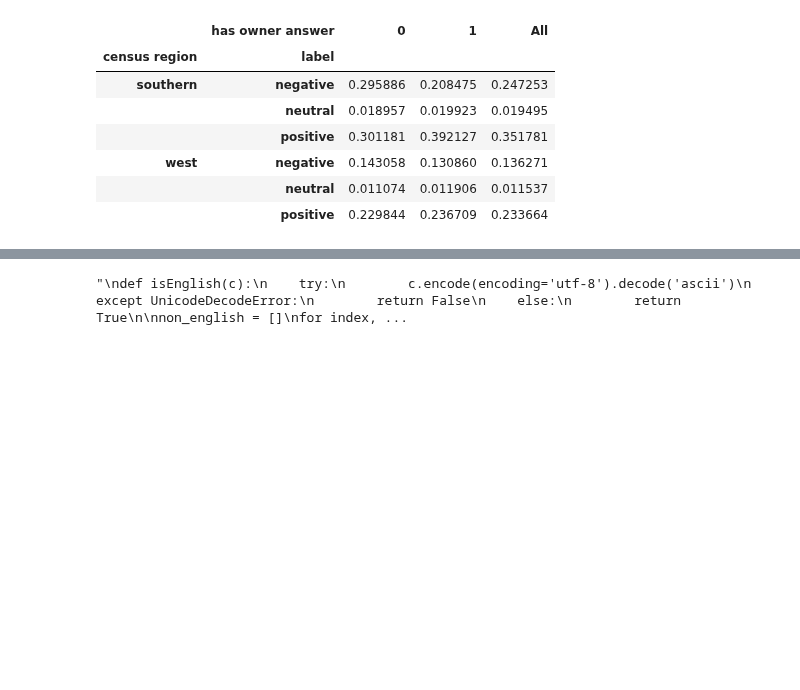
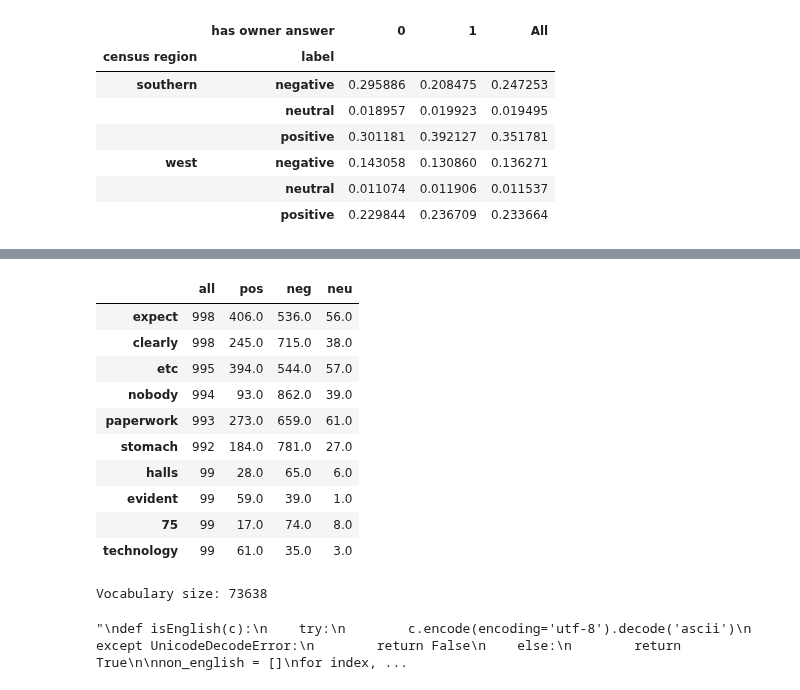
Before and after one commit to CGRowe96/WGU_MSDA, a Jupyter notebook: D214/capstone.ipynb, the cells around one changed output, grey strips where cells are left out. Cells and saved outputs as stored; diff of their text form; code cells hidden in the pictures; blank space fills up the shorter version.

Commit message:
stomach?

```diff
--- a/D214/capstone.ipynb
+++ b/D214/capstone.ipynb
@@ -599,3 +694,45 @@ df['cleaned text'] = df['cleaned text'].apply(remove_extra_spaces)
+# %%
+pos_mask = south_df['label'] == 'positive'
+neg_mask = south_df['label'] == 'negative'
+neu_mask = south_df['label'] == 'neutral'
+
+south_pos_words = south_df[pos_mask]
+south_neg_words = south_df[neg_mask]
+south_neu_words = south_df[neu_mask]
+
+s_pos_word_list = get_words(south_pos_words, 'cleaned text')
+s_neg_word_list = get_words(south_neg_words, 'cleaned text')
+s_neu_word_list = get_words(south_neu_words, 'cleaned text')
+
+s_pos_word_freq = pd.Series(s_pos_word_list).value_counts()
+s_neg_word_freq = pd.Series(s_neg_word_list).value_counts()
+s_neu_word_freq = pd.Series(s_neu_word_list).value_counts()
+
+word_counts_df = (pd.concat([all_freq_south, s_pos_word_freq, s_neg_word_freq, s_neu_word_freq],
+                            axis=1, sort=True).set_axis(['all','pos','neg','neu'], axis=1)
+                            .apply(lambda s: s.astype(str)))
+
+word_counts_df.sort_values(by='all', ascending=False).head(10)
+# %% [output]
+|  | all | pos | neg | neu |
+| expect | 998 | 406.0 | 536.0 | 56.0 |
+| clearly | 998 | 245.0 | 715.0 | 38.0 |
+| etc | 995 | 394.0 | 544.0 | 57.0 |
+| nobody | 994 | 93.0 | 862.0 | 39.0 |
+| paperwork | 993 | 273.0 | 659.0 | 61.0 |
+| stomach | 992 | 184.0 | 781.0 | 27.0 |
+| halls | 99 | 28.0 | 65.0 | 6.0 |
+| evident | 99 | 59.0 | 39.0 | 1.0 |
+| 75 | 99 | 17.0 | 74.0 | 8.0 |
+| technology | 99 | 61.0 | 35.0 | 3.0 |
+# %%
+all_words_west = get_words(west_df, 'cleaned text')
+all_freq_west = pd.Series(all_words_west).value_counts()
+vocab_size_west = len(all_freq_west)
+
+print('Vocabulary size: ' + str(vocab_size_west))
+# %% [output]
+Vocabulary size: 73638
 # %%
 '''
 def isEnglish(c):
```
Also changed, not shown: parts of 6 cells of this notebook.
